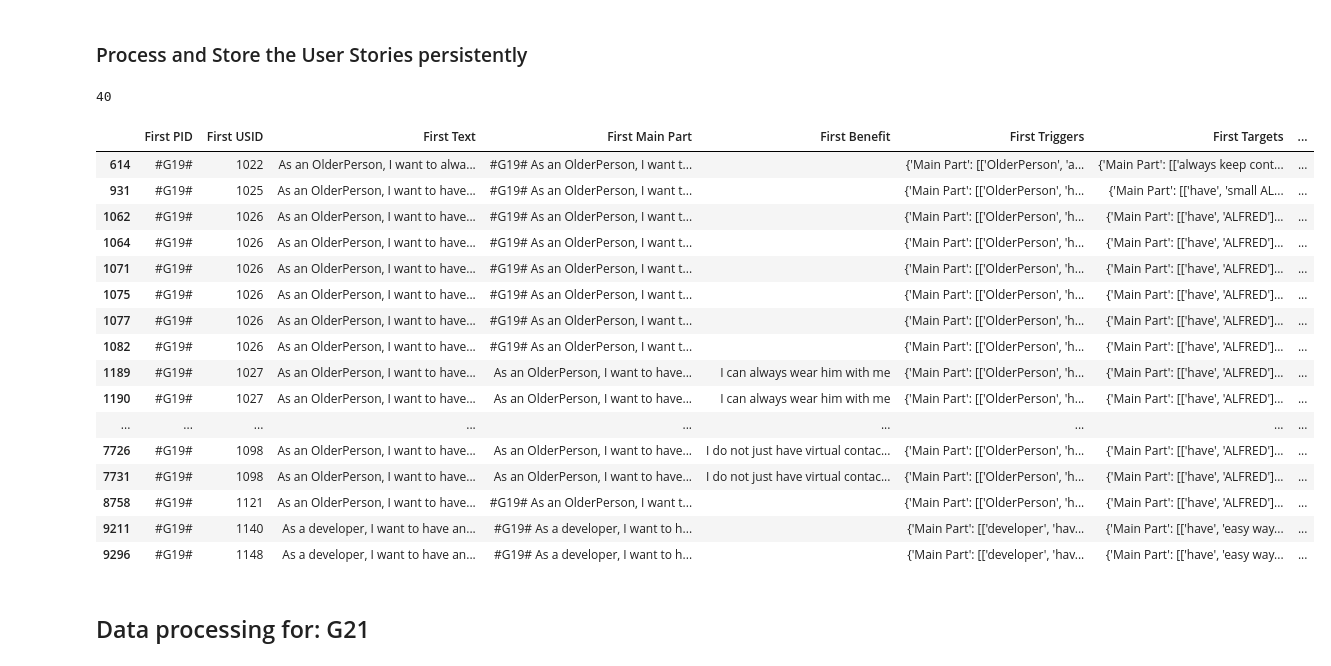
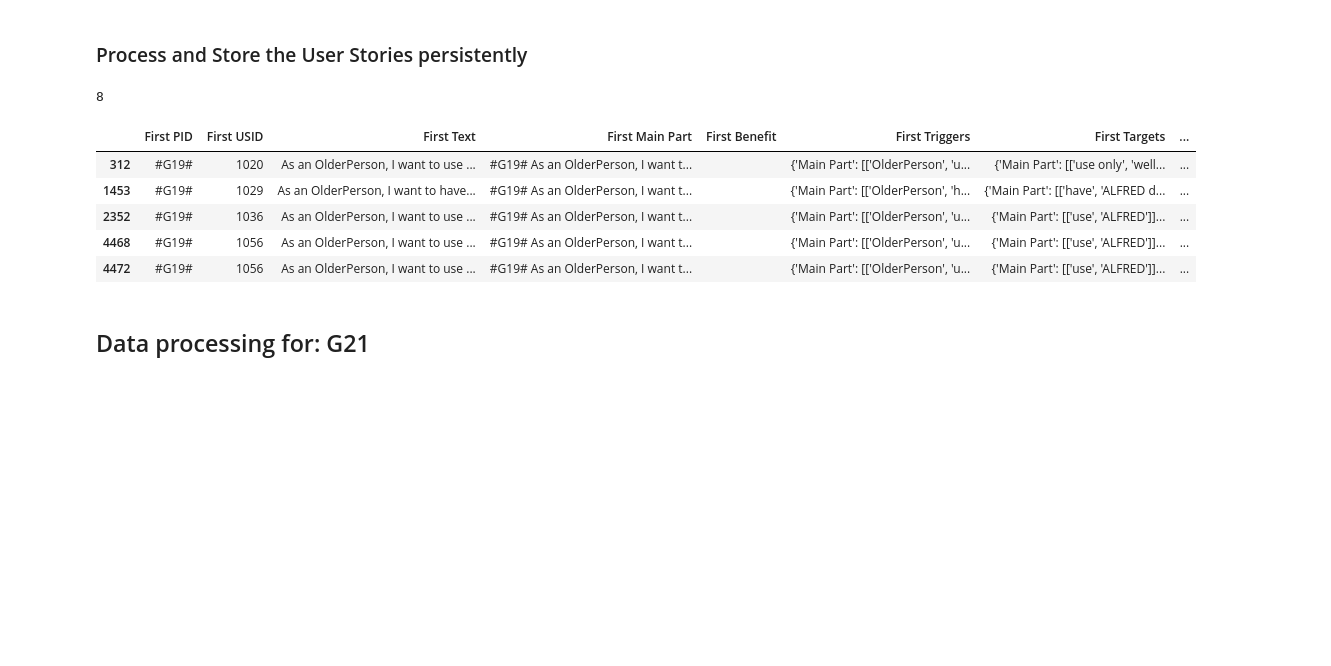
Before and after one commit to SoftwareStackLukas/LLMbasedRedundancyAnalysis, a Jupyter notebook: src/redundant_us_with_annotations_analyse.ipynb, the cells around one changed output. Drawn from its saved outputs; the diff is of its cells as text; code cells hidden in the pictures; blank space fills up the shorter version.

```diff
--- a/src/redundant_us_with_annotations_analyse.ipynb
+++ b/src/redundant_us_with_annotations_analyse.ipynb
@@ -791,39 +791,28 @@ len(df_g19_pairs)
 #     process_user_stories(index_usid1=1, index_usid2=9, message=message, pairs=df_g19_pairs, key=ID_G19, model_version_name=MODEL_VERSION_NAME, template_request_two_user_stories=template_request_two_user_stories,
 #                          json_validation=json_validator, redundancy_prefix="annoations", time_recorder=time_recorder)
 # %%
-target_usids = [[1022, 1099], [1025, 1026], [1026, 1029], [1026, 1031], [1026, 1038], [1026, 1042], [1026, 1044], [1026, 1049], [1027, 1029], [1027, 1030], [1027, 1041], [1027, 1049], [1027, 1106], [1027, 1110], [1028, 1098], [1029, 1039], [1030, 1041], [1039, 1041], [1039, 1068], [1040, 1041], [1041, 1105], [1049, 1105], [1068, 1078], [1068, 1098], [1077, 1078], [1077, 1098], [1078, 1105], [1078, 1106], [1078, 1107], [1078, 1108], [1078, 1122], [1078, 1124], [1086, 1122], [1089, 1093], [1092, 1093], [1098, 1105], [1098, 1110], [1121, 1125], [1140, 1141], [1148, 1150]]
+target_usids = [[1036, 1094], [1068, 1109], [1020, 1062], [1106, 1124], [1056, 1060], [1056, 1082], [1056, 1064], [1029, 1042]]
 def is_in_target_usids(usid_one: int, usid_two: int):
     for element in target_usids:
         if (usid_one == element[0] and usid_two == element[1]):
             return True
     return False
 
 # Apply the function to each row
 df_g19_pairs_adjusted = df_g19_pairs[
     df_g19_pairs.apply(lambda row: is_in_target_usids(int(row['First USID']), int(row['Second USID'])), axis=1)
 ]
 
 print(len(df_g19_pairs_adjusted))
-df_g19_pairs_adjusted
+df_g19_pairs_adjusted.head(5)
 # %% [output]
-40
+8
 |  | First PID | First USID | First Text | First Main Part | First Benefit | First Triggers | First Targets | ... |
-| 614 | #G19# | 1022 | As an OlderPerson, I want to alwa... | #G19# As an OlderPerson, I want t... |  | {'Main Part': [['OlderPerson', 'a... | {'Main Part': [['always keep cont... | ... |
-| 931 | #G19# | 1025 | As an OlderPerson, I want to have... | #G19# As an OlderPerson, I want t... |  | {'Main Part': [['OlderPerson', 'h... | {'Main Part': [['have', 'small AL... | ... |
-| 1062 | #G19# | 1026 | As an OlderPerson, I want to have... | #G19# As an OlderPerson, I want t... |  | {'Main Part': [['OlderPerson', 'h... | {'Main Part': [['have', 'ALFRED']... | ... |
-| 1064 | #G19# | 1026 | As an OlderPerson, I want to have... | #G19# As an OlderPerson, I want t... |  | {'Main Part': [['OlderPerson', 'h... | {'Main Part': [['have', 'ALFRED']... | ... |
-| 1071 | #G19# | 1026 | As an OlderPerson, I want to have... | #G19# As an OlderPerson, I want t... |  | {'Main Part': [['OlderPerson', 'h... | {'Main Part': [['have', 'ALFRED']... | ... |
-| 1075 | #G19# | 1026 | As an OlderPerson, I want to have... | #G19# As an OlderPerson, I want t... |  | {'Main Part': [['OlderPerson', 'h... | {'Main Part': [['have', 'ALFRED']... | ... |
-| 1077 | #G19# | 1026 | As an OlderPerson, I want to have... | #G19# As an OlderPerson, I want t... |  | {'Main Part': [['OlderPerson', 'h... | {'Main Part': [['have', 'ALFRED']... | ... |
-| 1082 | #G19# | 1026 | As an OlderPerson, I want to have... | #G19# As an OlderPerson, I want t... |  | {'Main Part': [['OlderPerson', 'h... | {'Main Part': [['have', 'ALFRED']... | ... |
-| 1189 | #G19# | 1027 | As an OlderPerson, I want to have... | As an OlderPerson, I want to have... | I can always wear him with me | {'Main Part': [['OlderPerson', 'h... | {'Main Part': [['have', 'ALFRED']... | ... |
-| 1190 | #G19# | 1027 | As an OlderPerson, I want to have... | As an OlderPerson, I want to have... | I can always wear him with me | {'Main Part': [['OlderPerson', 'h... | {'Main Part': [['have', 'ALFRED']... | ... |
-| ... | ... | ... | ... | ... | ... | ... | ... | ... |
-| 7726 | #G19# | 1098 | As an OlderPerson, I want to have... | As an OlderPerson, I want to have... | I do not just have virtual contac... | {'Main Part': [['OlderPerson', 'h... | {'Main Part': [['have', 'ALFRED']... | ... |
-| 7731 | #G19# | 1098 | As an OlderPerson, I want to have... | As an OlderPerson, I want to have... | I do not just have virtual contac... | {'Main Part': [['OlderPerson', 'h... | {'Main Part': [['have', 'ALFRED']... | ... |
-| 8758 | #G19# | 1121 | As an OlderPerson, I want to have... | #G19# As an OlderPerson, I want t... |  | {'Main Part': [['OlderPerson', 'h... | {'Main Part': [['have', 'ALFRED']... | ... |
-| 9211 | #G19# | 1140 | As a developer, I want to have an... | #G19# As a developer, I want to h... |  | {'Main Part': [['developer', 'hav... | {'Main Part': [['have', 'easy way... | ... |
-| 9296 | #G19# | 1148 | As a developer, I want to have an... | #G19# As a developer, I want to h... |  | {'Main Part': [['developer', 'hav... | {'Main Part': [['have', 'easy way... | ... |
+| 312 | #G19# | 1020 | As an OlderPerson, I want to use ... | #G19# As an OlderPerson, I want t... |  | {'Main Part': [['OlderPerson', 'u... | {'Main Part': [['use only', 'well... | ... |
+| 1453 | #G19# | 1029 | As an OlderPerson, I want to have... | #G19# As an OlderPerson, I want t... |  | {'Main Part': [['OlderPerson', 'h... | {'Main Part': [['have', 'ALFRED d... | ... |
+| 2352 | #G19# | 1036 | As an OlderPerson, I want to use ... | #G19# As an OlderPerson, I want t... |  | {'Main Part': [['OlderPerson', 'u... | {'Main Part': [['use', 'ALFRED']]... | ... |
+| 4468 | #G19# | 1056 | As an OlderPerson, I want to use ... | #G19# As an OlderPerson, I want t... |  | {'Main Part': [['OlderPerson', 'u... | {'Main Part': [['use', 'ALFRED']]... | ... |
+| 4472 | #G19# | 1056 | As an OlderPerson, I want to use ... | #G19# As an OlderPerson, I want t... |  | {'Main Part': [['OlderPerson', 'u... | {'Main Part': [['use', 'ALFRED']]... | ... |
 # %%
 process_user_stories(index_usid1=1, index_usid2=9, message=message, pairs=df_g19_pairs_adjusted, key=ID_G19, model_version_name=MODEL_VERSION_NAME, template_request_two_user_stories=template_request_two_user_stories,
                          json_validation=json_validator, redundancy_prefix="annoations", time_recorder=time_recorder)
```
Also changed, not shown: parts of 4 cells of this notebook, 5 other files.
